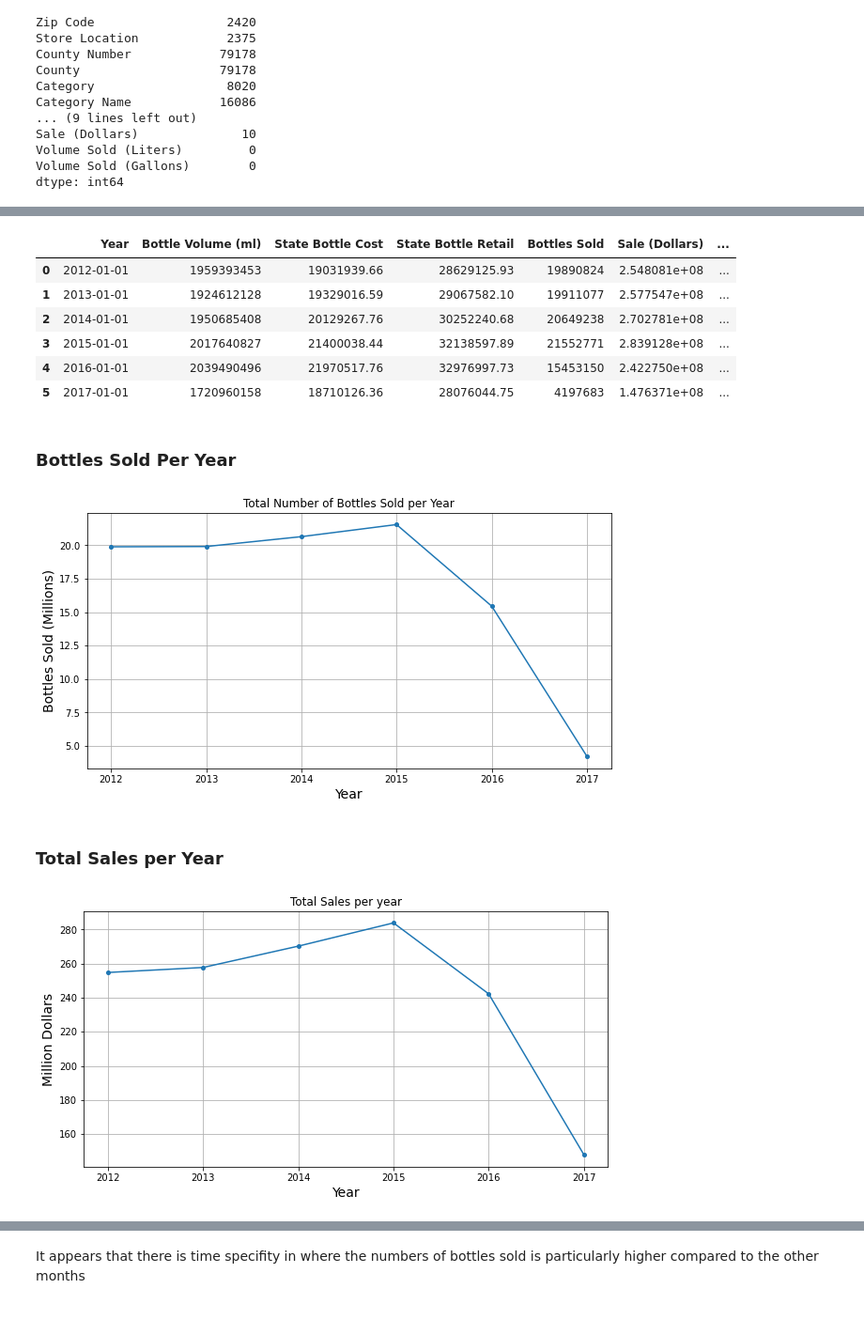
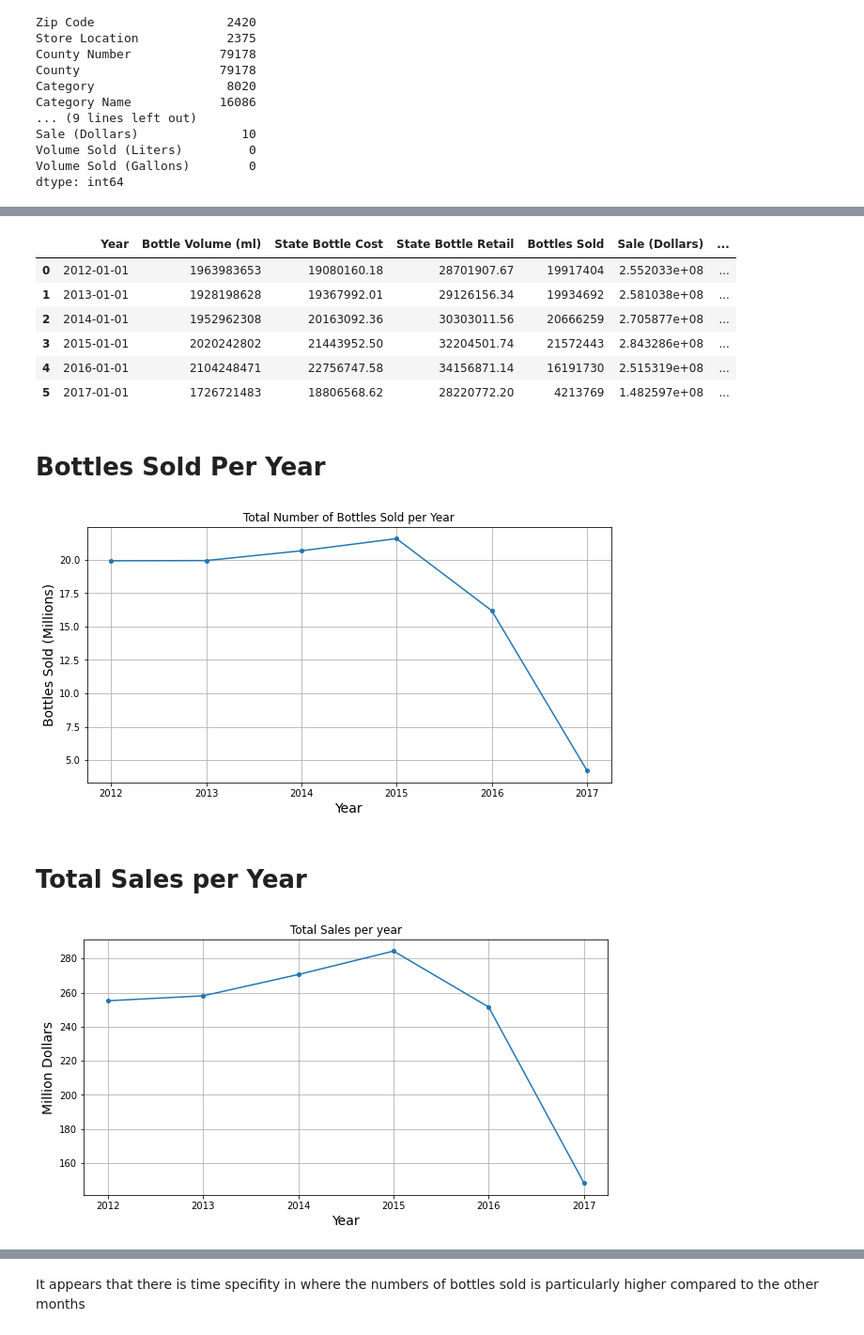
Before and after one commit to aronnicksnts/kaggle-projects, a Jupyter notebook: Iowa Liquor Sales/Iowa Liquor Sales Report.ipynb, the cells around one changed output, grey strips where cells are left out. Shown: that part at 94% size. Drawn from its saved outputs; the diff is of its cells as text; code cells hidden in the pictures.

```diff
--- a/Iowa Liquor Sales/Iowa Liquor Sales Report.ipynb
+++ b/Iowa Liquor Sales/Iowa Liquor Sales Report.ipynb
@@ -37,5 +37,6 @@ Volume Sold (Liters)         0
 Volume Sold (Gallons)        0
 dtype: int64
 # %%
-#Removal of data with null
-# df = df.dropna()
+#Filling of null values
+df = df.fillna(0)
+df.head()
@@ -80,12 +88,12 @@ YearSold = YearSold.groupby(['Year'])[['Bottle Volume (ml)', 'State Bottle Cost'
 YearSold
 # %% [output]
 |  | Year | Bottle Volume (ml) | State Bottle Cost | State Bottle Retail | Bottles Sold | Sale (Dollars) | ... |
-| 0 | 2012-01-01 | 1959393453 | 19031939.66 | 28629125.93 | 19890824 | 2.548081e+08 | ... |
-| 1 | 2013-01-01 | 1924612128 | 19329016.59 | 29067582.10 | 19911077 | 2.577547e+08 | ... |
-| 2 | 2014-01-01 | 1950685408 | 20129267.76 | 30252240.68 | 20649238 | 2.702781e+08 | ... |
-| 3 | 2015-01-01 | 2017640827 | 21400038.44 | 32138597.89 | 21552771 | 2.839128e+08 | ... |
-| 4 | 2016-01-01 | 2039490496 | 21970517.76 | 32976997.73 | 15453150 | 2.422750e+08 | ... |
-| 5 | 2017-01-01 | 1720960158 | 18710126.36 | 28076044.75 | 4197683 | 1.476371e+08 | ... |
+| 0 | 2012-01-01 | 1963983653 | 19080160.18 | 28701907.67 | 19917404 | 2.552033e+08 | ... |
+| 1 | 2013-01-01 | 1928198628 | 19367992.01 | 29126156.34 | 19934692 | 2.581038e+08 | ... |
+| 2 | 2014-01-01 | 1952962308 | 20163092.36 | 30303011.56 | 20666259 | 2.705877e+08 | ... |
+| 3 | 2015-01-01 | 2020242802 | 21443952.50 | 32204501.74 | 21572443 | 2.843286e+08 | ... |
+| 4 | 2016-01-01 | 2104248471 | 22756747.58 | 34156871.14 | 16191730 | 2.515319e+08 | ... |
+| 5 | 2017-01-01 | 1726721483 | 18806568.62 | 28220772.20 | 4213769 | 1.482597e+08 | ... |
 # %%
 #Conversion to Millions
 YearSold['Bottles Sold (Millions)'] = YearSold['Bottles Sold'].div(1000000)
@@ -93,7 +101,7 @@ YearSold['Sale (Millions)'] = YearSold['Sale (Dollars)'].div(1000000)
 YearSold.drop(columns=['Bottles Sold'], inplace = True)
 YearSold.drop(columns=['Sale (Dollars)'], inplace = True)
 # %%
-def createLinePlt(data, x, y, title = None, xlabel = None, ylabel = None, figsize=(10,5), xrotation=0):
+def createLinePlt(data, x, y, title = None, xlabel = None, ylabel = None, figsize=(10,5), xrotation=0, savename = 'default'):
     fig, ax = plt.subplots(figsize=figsize)
     ax.plot(data[x], data[y], marker='o', markersize = 4)
     ax.set_title(title)
@@ -101,19 +109,20 @@ def createLinePlt(data, x, y, title = None, xlabel = None, ylabel = None, figsiz
     ax.set_xlabel(xlabel, fontsize=14)
     ax.set_ylabel(ylabel, fontsize=14)
     ax.grid(True)
+    plt.savefig(f'{savename}.jpg', dpi=300)
     plt.show()
 # %% [markdown]
-### Bottles Sold Per Year
+# Bottles Sold Per Year
 # %%
 createLinePlt(YearSold, 'Year', 'Bottles Sold (Millions)', title='Total Number of Bottles Sold per Year',
-          xlabel = 'Year', ylabel = 'Bottles Sold (Millions)')
+          xlabel = 'Year', ylabel = 'Bottles Sold (Millions)', savename='Images\\BottlesSoldPerYear')
 # %% [output]
-[figure, old version]
+[figure, new version]
 # %% [markdown]
-### Total Sales per Year
+# Total Sales per Year
 # %%
 createLinePlt(YearSold, 'Year', 'Sale (Millions)', title='Total Sales per year',
-          xlabel = 'Year', ylabel = 'Million Dollars')
+          xlabel = 'Year', ylabel = 'Million Dollars', savename='Images\\TotalSalesPerYear')
 # %% [output]
-[figure, old version]
+[figure, new version]
 # %% [markdown]
```
Also changed, not shown: parts of 19 cells of this notebook, 8 other files.
